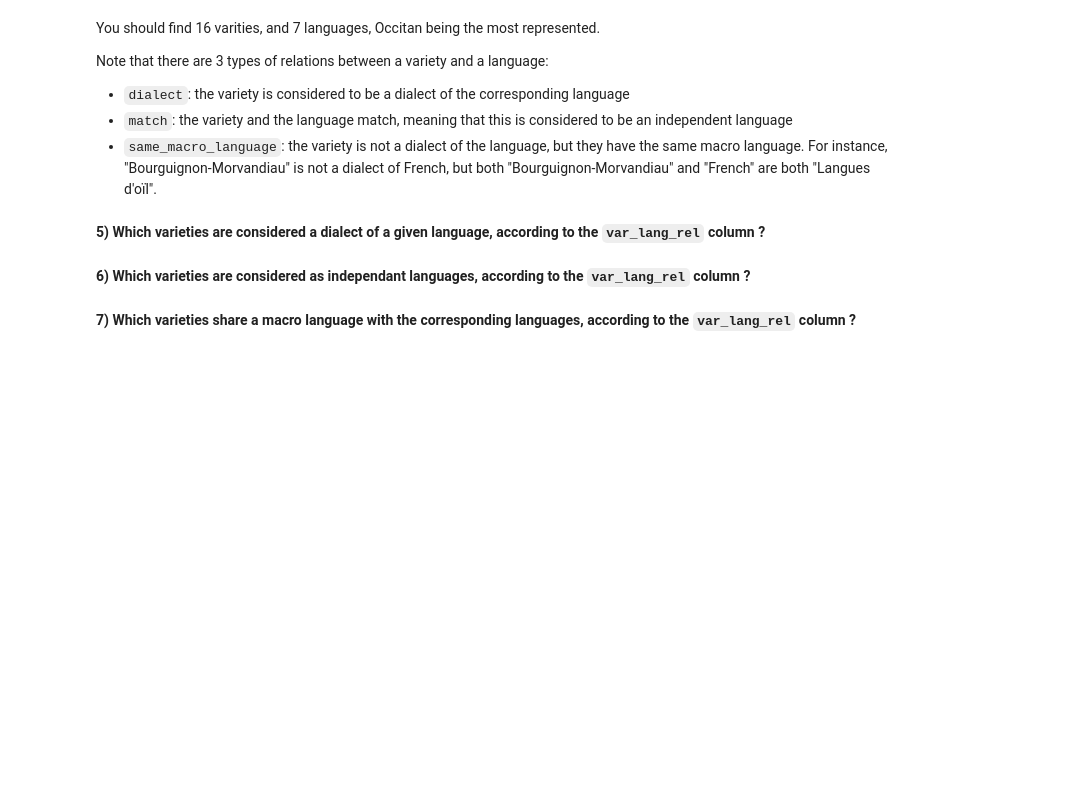
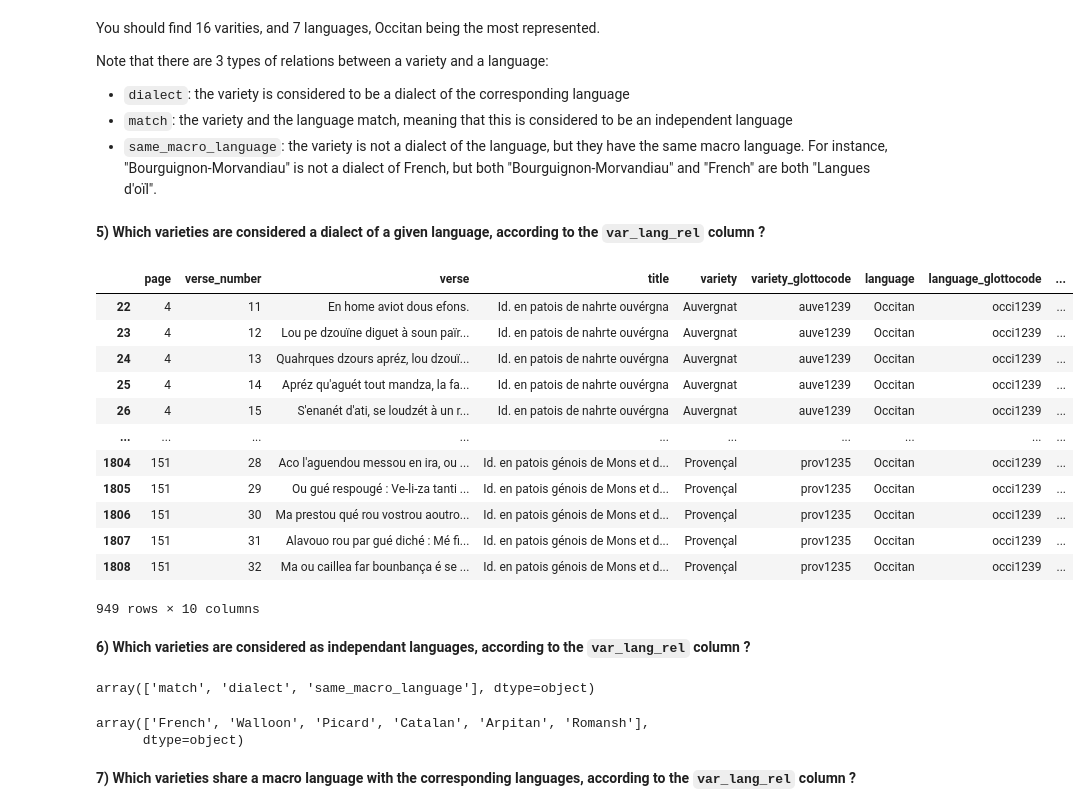
Before and after one commit to Hawawou/M2_NLP, a Jupyter notebook: Low_resource_languages/01_LanguageIdentification.ipynb, the cells around one changed output. Drawn from its saved outputs; the diff is of its cells as text; code cells hidden in the pictures; blank space fills up the shorter version.

```diff
--- a/Low_resource_languages/01_LanguageIdentification.ipynb
+++ b/Low_resource_languages/01_LanguageIdentification.ipynb
@@ -58,0 +35,4 @@ The dataset presents a combination of challenges which are often observed in low
+# %%
+# TO DO
+parable_df = pd.read_csv("data/parable_dataset.csv")
+parable_df.head()
@@ -84,9 +121,34 @@ Note that there are 3 types of relations between a variety and a language:
 **5) Which varieties are considered a dialect of a given language, according to the `var_lang_rel` column ?**
 # %%
 # TO DO
+var = parable_df[parable_df['var_lang_rel']=="dialect"]
+var
+# %% [output]
+|  | page | verse_number | verse | title | variety | variety_glottocode | language | language_glottocode | ... |
+| 22 | 4 | 11 | En home aviot dous efons. | Id. en patois de nahrte ouvérgna | Auvergnat | auve1239 | Occitan | occi1239 | ... |
+| 23 | 4 | 12 | Lou pe dzouïne diguet à soun païr... | Id. en patois de nahrte ouvérgna | Auvergnat | auve1239 | Occitan | occi1239 | ... |
+| 24 | 4 | 13 | Quahrques dzours apréz, lou dzouï... | Id. en patois de nahrte ouvérgna | Auvergnat | auve1239 | Occitan | occi1239 | ... |
+| 25 | 4 | 14 | Apréz qu'aguét tout mandza, la fa... | Id. en patois de nahrte ouvérgna | Auvergnat | auve1239 | Occitan | occi1239 | ... |
+| 26 | 4 | 15 | S'enanét d'ati, se loudzét à un r... | Id. en patois de nahrte ouvérgna | Auvergnat | auve1239 | Occitan | occi1239 | ... |
+| ... | ... | ... | ... | ... | ... | ... | ... | ... | ... |
+| 1804 | 151 | 28 | Aco l'aguendou messou en ira, ou ... | Id. en patois génois de Mons et d... | Provençal | prov1235 | Occitan | occi1239 | ... |
+| 1805 | 151 | 29 | Ou gué respougé : Ve-li-za tanti ... | Id. en patois génois de Mons et d... | Provençal | prov1235 | Occitan | occi1239 | ... |
+| 1806 | 151 | 30 | Ma prestou qué rou vostrou aoutro... | Id. en patois génois de Mons et d... | Provençal | prov1235 | Occitan | occi1239 | ... |
+| 1807 | 151 | 31 | Alavouo rou par gué diché : Mé fi... | Id. en patois génois de Mons et d... | Provençal | prov1235 | Occitan | occi1239 | ... |
+| 1808 | 151 | 32 | Ma ou caillea far bounbança é se ... | Id. en patois génois de Mons et d... | Provençal | prov1235 | Occitan | occi1239 | ... |
+949 rows × 10 columns
 # %% [markdown]
 **6) Which varieties are considered as independant languages, according to the `var_lang_rel` column ?**
 # %%
 # TO DO
+parable_df["var_lang_rel"].unique()
+# %% [output]
+array(['match', 'dialect', 'same_macro_language'], dtype=object)
+# %%
+var = parable_df[parable_df['var_lang_rel']=="match"]
+var['variety'].unique()
+# %% [output]
+array(['French', 'Walloon', 'Picard', 'Catalan', 'Arpitan', 'Romansh'],
+      dtype=object)
 # %% [markdown]
 **7) Which varieties share a macro language with the corresponding languages, according to the `var_lang_rel` column ?**
```
Also changed, not shown: parts of 12 cells of this notebook, 7 other files.
